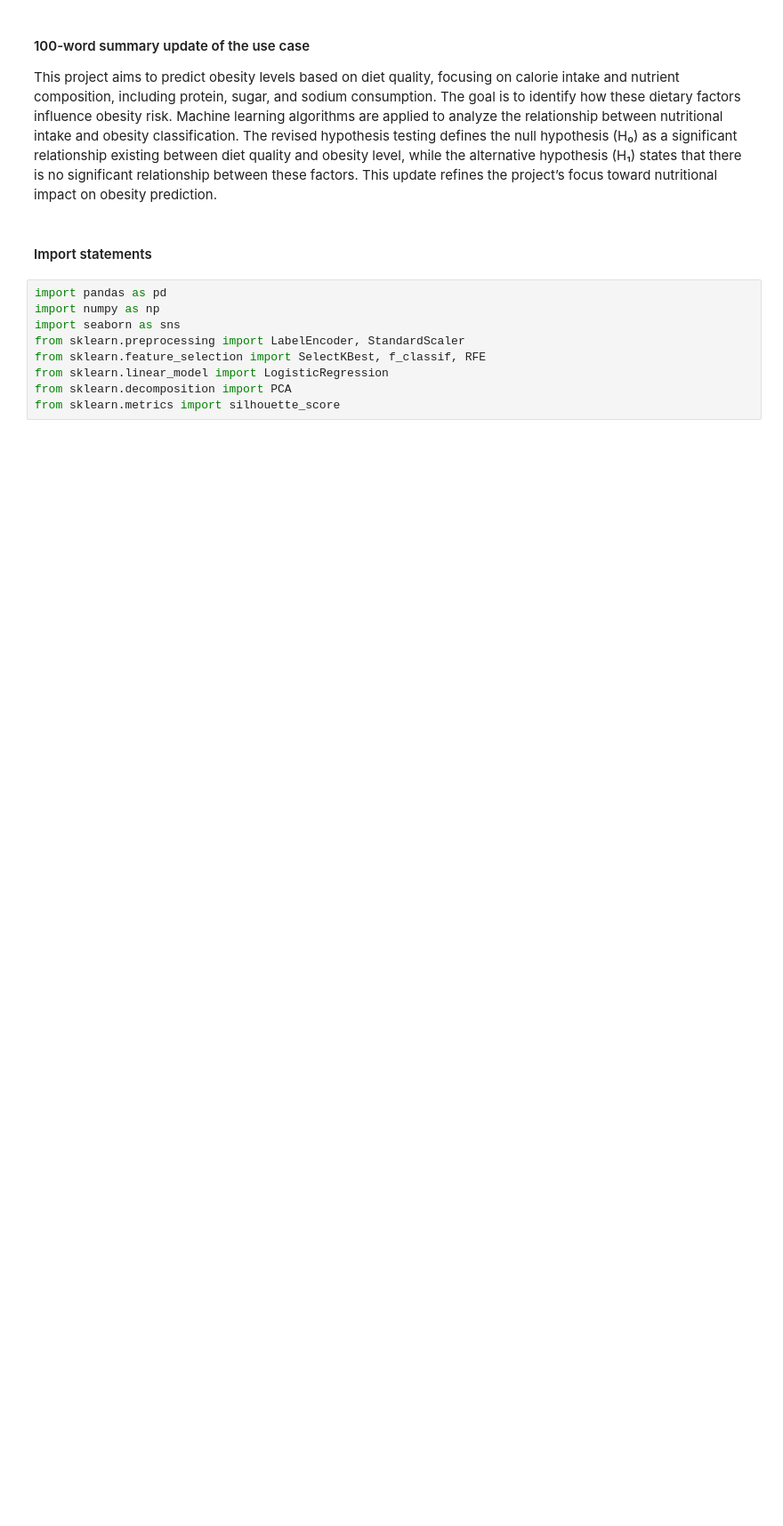
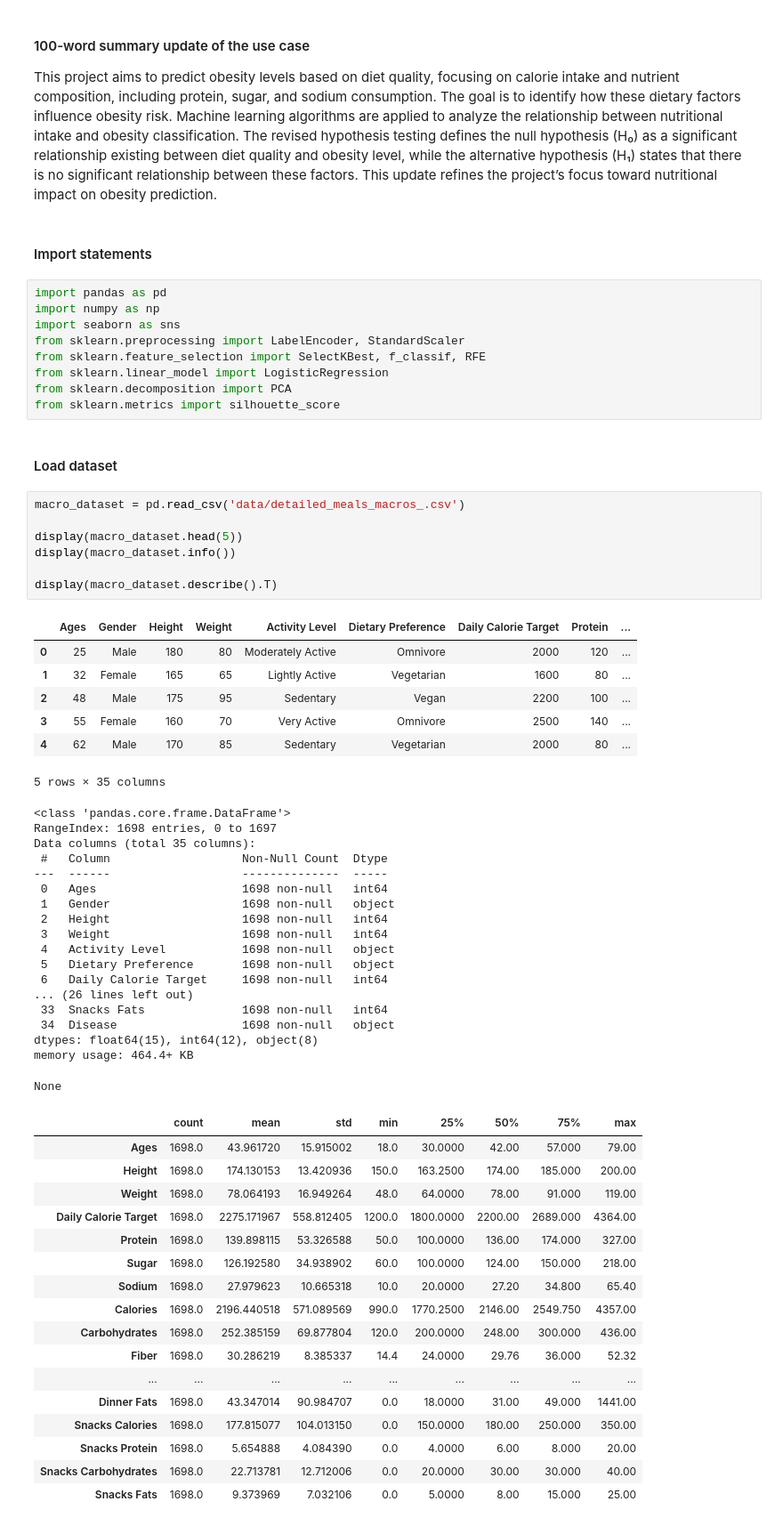
Before and after one commit to Mostafa-Allahmoradi/ClusteringKMeans_Workshop, a Jupyter notebook: Workshop_4.ipynb, the cells around one changed output. Shown: that part at 89% size. Saved outputs shown, nothing was run; the diff lists cells and outputs as text; blank space fills up the shorter version.

```diff
--- a/Workshop_4.ipynb
+++ b/Workshop_4.ipynb
@@ -48,3 +48,55 @@ from sklearn.feature_selection import SelectKBest, f_classif, RFE
 from sklearn.linear_model import LogisticRegression
 from sklearn.decomposition import PCA
 from sklearn.metrics import silhouette_score
+# %% [markdown]
+#### Load dataset
+# %%
+macro_dataset = pd.read_csv('data/detailed_meals_macros_.csv')
+
+display(macro_dataset.head(5))
+display(macro_dataset.info())
+
+display(macro_dataset.describe().T)
+# %% [output]
+|  | Ages | Gender | Height | Weight | Activity Level | Dietary Preference | Daily Calorie Target | Protein | ... |
+| 0 | 25 | Male | 180 | 80 | Moderately Active | Omnivore | 2000 | 120 | ... |
+| 1 | 32 | Female | 165 | 65 | Lightly Active | Vegetarian | 1600 | 80 | ... |
+| 2 | 48 | Male | 175 | 95 | Sedentary | Vegan | 2200 | 100 | ... |
+| 3 | 55 | Female | 160 | 70 | Very Active | Omnivore | 2500 | 140 | ... |
+| 4 | 62 | Male | 170 | 85 | Sedentary | Vegetarian | 2000 | 80 | ... |
+5 rows × 35 columns
+<class 'pandas.core.frame.DataFrame'>
+RangeIndex: 1698 entries, 0 to 1697
+Data columns (total 35 columns):
+ #   Column                   Non-Null Count  Dtype
+---  ------                   --------------  -----
+ 0   Ages                     1698 non-null   int64
+ 1   Gender                   1698 non-null   object
+ 2   Height                   1698 non-null   int64
+ 3   Weight                   1698 non-null   int64
+ 4   Activity Level           1698 non-null   object
+ 5   Dietary Preference       1698 non-null   object
+ 6   Daily Calorie Target     1698 non-null   int64
+... (26 lines left out)
+ 33  Snacks Fats              1698 non-null   int64
+ 34  Disease                  1698 non-null   object
+dtypes: float64(15), int64(12), object(8)
+memory usage: 464.4+ KB
+None
+|  | count | mean | std | min | 25% | 50% | 75% | max |
+| Ages | 1698.0 | 43.961720 | 15.915002 | 18.0 | 30.0000 | 42.00 | 57.000 | 79.00 |
+| Height | 1698.0 | 174.130153 | 13.420936 | 150.0 | 163.2500 | 174.00 | 185.000 | 200.00 |
+| Weight | 1698.0 | 78.064193 | 16.949264 | 48.0 | 64.0000 | 78.00 | 91.000 | 119.00 |
+| Daily Calorie Target | 1698.0 | 2275.171967 | 558.812405 | 1200.0 | 1800.0000 | 2200.00 | 2689.000 | 4364.00 |
+| Protein | 1698.0 | 139.898115 | 53.326588 | 50.0 | 100.0000 | 136.00 | 174.000 | 327.00 |
+| Sugar | 1698.0 | 126.192580 | 34.938902 | 60.0 | 100.0000 | 124.00 | 150.000 | 218.00 |
+| Sodium | 1698.0 | 27.979623 | 10.665318 | 10.0 | 20.0000 | 27.20 | 34.800 | 65.40 |
+| Calories | 1698.0 | 2196.440518 | 571.089569 | 990.0 | 1770.2500 | 2146.00 | 2549.750 | 4357.00 |
+| Carbohydrates | 1698.0 | 252.385159 | 69.877804 | 120.0 | 200.0000 | 248.00 | 300.000 | 436.00 |
+| Fiber | 1698.0 | 30.286219 | 8.385337 | 14.4 | 24.0000 | 29.76 | 36.000 | 52.32 |
+| ... | ... | ... | ... | ... | ... | ... | ... | ... |
+| Dinner Fats | 1698.0 | 43.347014 | 90.984707 | 0.0 | 18.0000 | 31.00 | 49.000 | 1441.00 |
+| Snacks Calories | 1698.0 | 177.815077 | 104.013150 | 0.0 | 150.0000 | 180.00 | 250.000 | 350.00 |
+| Snacks Protein | 1698.0 | 5.654888 | 4.084390 | 0.0 | 4.0000 | 6.00 | 8.000 | 20.00 |
+| Snacks Carbohydrates | 1698.0 | 22.713781 | 12.712006 | 0.0 | 20.0000 | 30.00 | 30.000 | 40.00 |
+| Snacks Fats | 1698.0 | 9.373969 | 7.032106 | 0.0 | 5.0000 | 8.00 | 15.000 | 25.00 |
```
Also changed, not shown: parts of 11 cells of this notebook.
